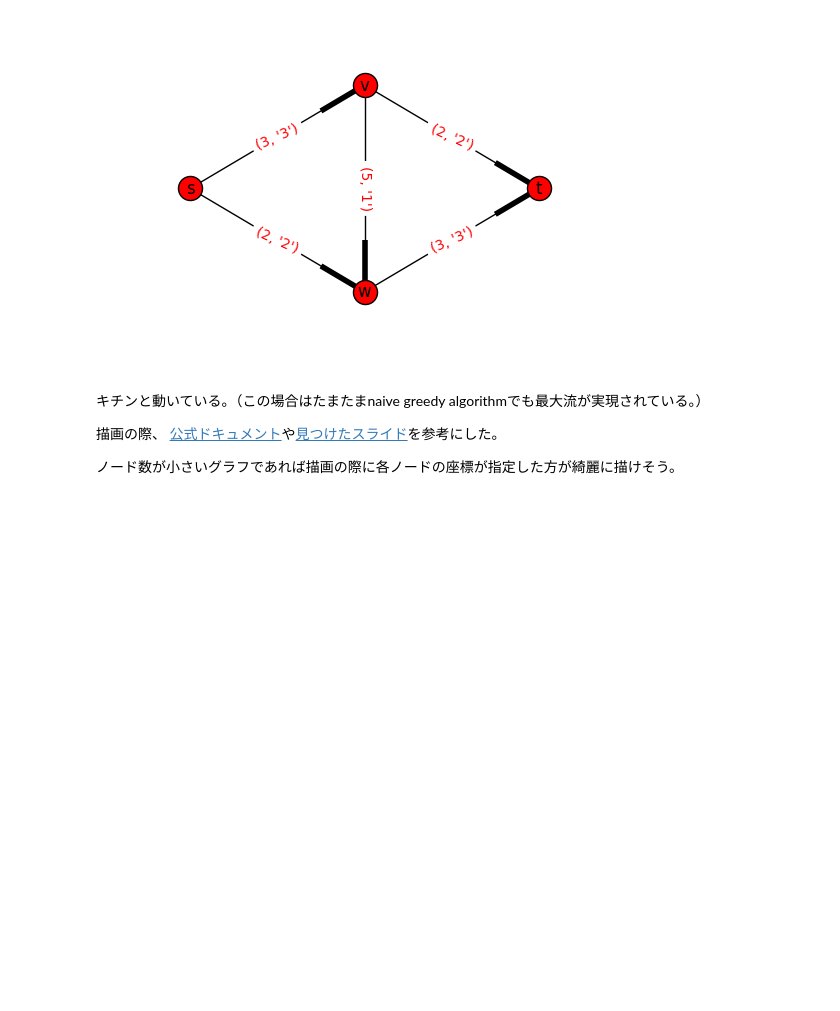
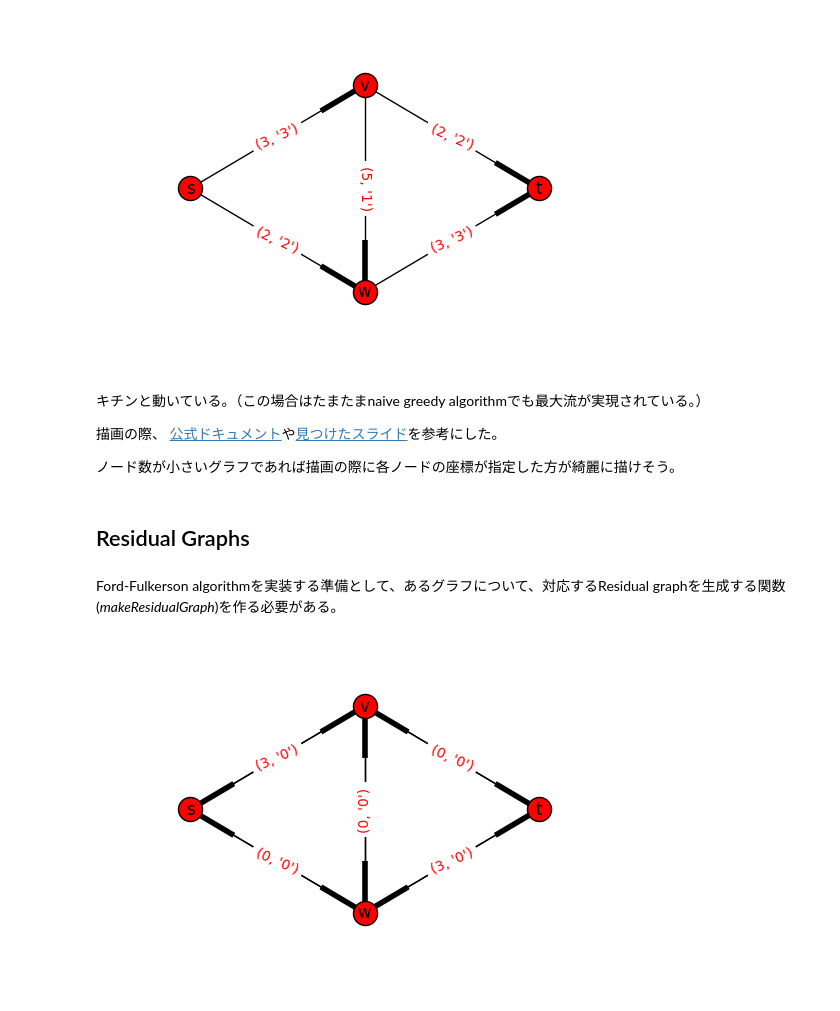
Before and after one commit to okuchap/timAlgo, a Jupyter notebook: Ch01.ipynb, the cells around one changed output. Saved outputs shown, nothing was run; the diff lists cells and outputs as text; code cells hidden in the pictures; blank space fills up the shorter version.

Commit message:
Ford-Fulkersonを実装

```diff
--- a/Ch01.ipynb
+++ b/Ch01.ipynb
@@ -400,3 +401,18 @@ plt.show()
 [公式ドキュメント](http://networkx.readthedocs.io/en/networkx-1.11/reference/generated/networkx.drawing.nx_pylab.draw_networkx_edge_labels.html#networkx.drawing.nx_pylab.draw_networkx_edge_labels)や[見つけたスライド](http://www.logopt.com/python_learning/wp-content/uploads/2015/10/networkx.pptx)を参考にした。
 
 ノード数が小さいグラフであれば描画の際に各ノードの座標が指定した方が綺麗に描けそう。
+# %% [markdown]
+## Residual Graphs
+# %% [markdown]
+Ford-Fulkerson algorithmを実装する準備として、あるグラフについて、対応するResidual graphを生成する関数(*makeResidualGraph*)を作る必要がある。
+# %%
+# もろもろをインポート
+import networkx as nx
+import matplotlib.pyplot as plt
+from collections import deque
+
+# 例のグラフGを生成
+G = nx.DiGraph()
+G.add_edges_from([('s','v',{'cap': 3}),('s','w',{'cap': 2}),('v','w',{'cap': 5}),('v','t',{'cap': 2}),('w','t',{'cap': 3})])
+for e in G.edges():
+    G[e[0]][e[1]]['flow'] = 0
@@ -402,0 +442,28 @@ plt.show()
+# %%
+Gf = makeResidualGraph(G)
+# %%
+# 描画(edgeに付いている数字は(capacity, 'flow')の意味)
+# 枝が被ってしまう・・・
+
+# Position nodes using Fruchterman-Reingold force-directed algorithm.
+# pos = nx.spring_layout(G_opt, k=5.)
+
+# 各ノードの座標を指定することも可能
+pos={'s':(0,2),'v':(3,4),'w':(3,0),'t':(6,2)}
+
+# flowとcapacityを同時に表示させようとしてみた
+# なにが起きてるのかよくわからないけど、(capacity, 'flow')というかんじでうまいこと表示されてる
+edge_labels = {(i, j): (w['cap'], str((w['flow'])) ) for i, j, w in Gf.edges(data=True)}
+nx.draw_networkx_edge_labels(Gf, pos, edge_labels=edge_labels, font_color='r')
+
+# Draw labels for nodes and edges.
+nx.draw_networkx_labels(Gf, pos)
+
+# Finish drawing.
+nx.draw(Gf, pos)
+
+# Display with Matplotlib.
+plt.axis('off')
+plt.show()
+# %% [output]
+[figure, added]
```
Also changed, not shown: parts of 11 cells of this notebook.
